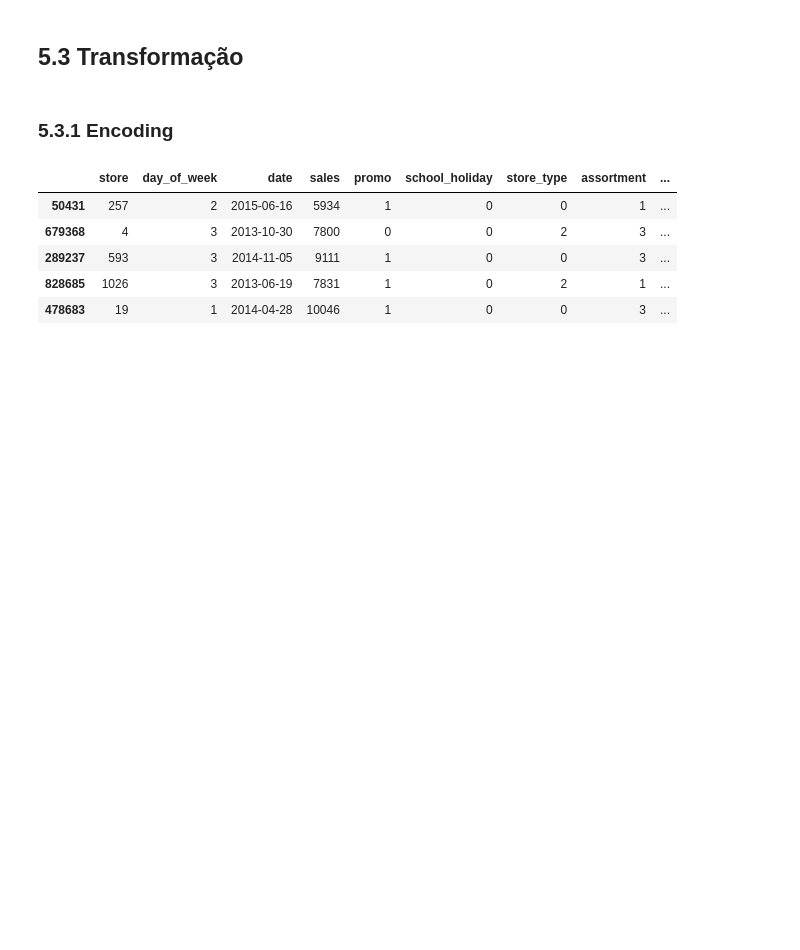
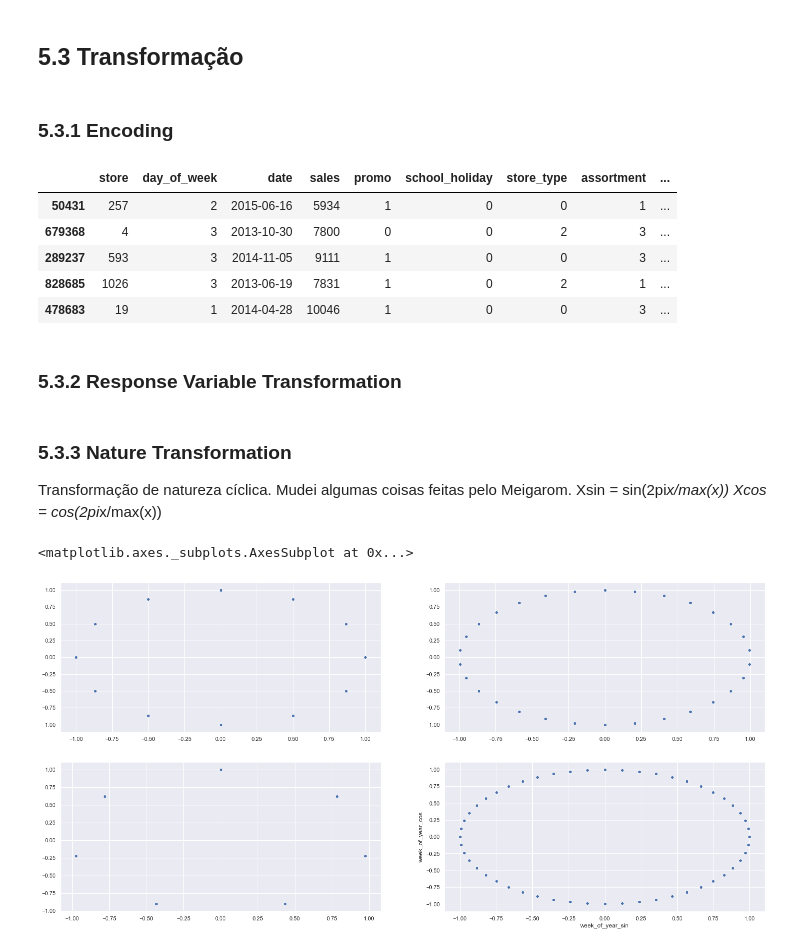
Before and after one commit to igordesouza/ds-em-producao, a Jupyter notebook: m04_v02_store_sales_prediction-Copy1.ipynb, the cells around one changed output. Saved outputs shown, nothing was run; the diff lists cells and outputs as text; code cells hidden in the pictures; blank space fills up the shorter version.

Commit message:
Aula 21 - Transformação Cíclica - Fim do Módulo 5 Preparação dos Dados

```diff
--- a/m04_v02_store_sales_prediction-Copy1.ipynb
+++ b/m04_v02_store_sales_prediction-Copy1.ipynb
@@ -1697,0 +1693,31 @@ df5['assortment'] = df5.assortment.map(assortment_dict)
+# %% [markdown]
+### 5.3.2 Response Variable Transformation
+# %%
+df5['sales'] = np.log1p(df5['sales'])
+# %% [markdown]
+### 5.3.3 Nature Transformation
+Transformação de natureza cíclica. Mudei algumas coisas feitas pelo Meigarom.
+Xsin = sin(2pi*x/max(x))
+Xcos = cos(2pi*x/max(x))
+# %%
+df5['month_sin'] = np.sin(df5.month*(2.*np.pi/12))
+df5['month_cos'] = np.cos(df5.month*(2.*np.pi/12))
+
+df5['day_of_week_sin'] = np.sin(df5.day_of_week*(2.*np.pi/7))
+df5['day_of_week_cos'] = np.cos(df5.day_of_week*(2.*np.pi/7))
+
+df5['day_sin'] = np.sin(df5.day*(2.*np.pi/30))
+df5['day_cos'] = np.cos(df5.day*(2.*np.pi/30))
+
+df5['week_of_year_sin'] = np.sin(df5.week_of_year*(2.*np.pi/52))
+df5['week_of_year_cos'] = np.cos(df5.week_of_year*(2.*np.pi/52))
+
+fig, ax = subplots(2,2)
+
+sns.scatterplot(df5['month_sin'].unique(), df5['month_cos'].unique(),ax=ax[0][0])
+sns.scatterplot(df5['day_sin'].unique(), df5['day_cos'].unique(),ax=ax[0][1])
+sns.scatterplot(df5['day_of_week_sin'].unique(), df5['day_of_week_cos'].unique(),ax=ax[1][0])
+sns.scatterplot(df5['week_of_year_sin'], df5['week_of_year_cos'],ax=ax[1][1]) # o numero de valores unicos estava diferente
+# %% [output]
+<matplotlib.axes._subplots.AxesSubplot at 0x...>
+[figure, added]
```
Also changed, not shown: parts of 1 cell of this notebook.
